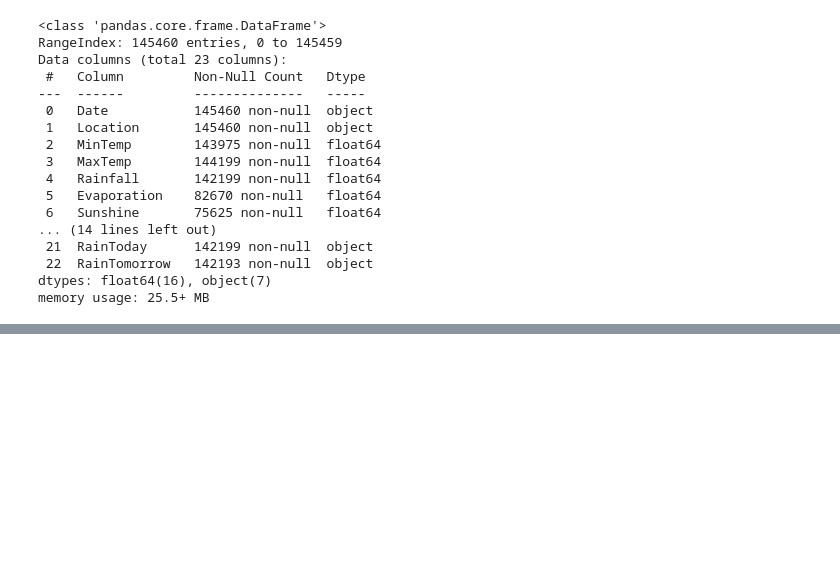
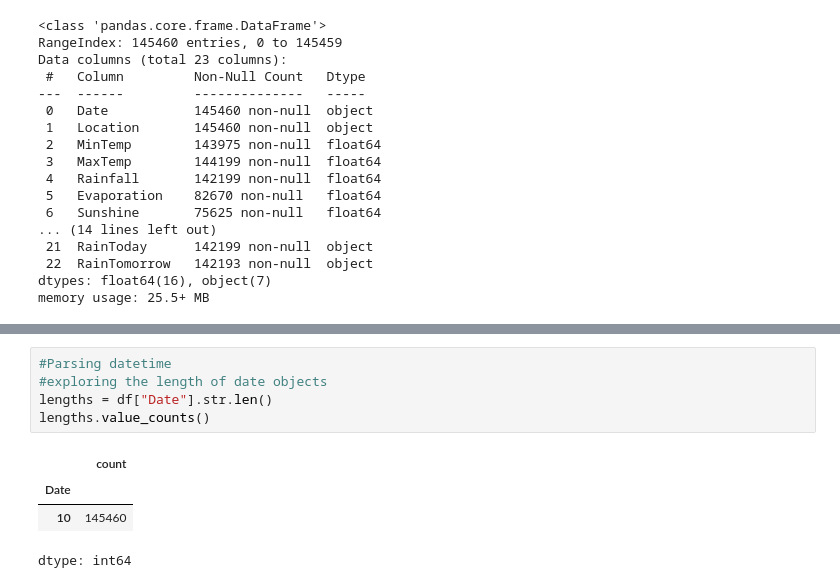
Before and after one commit to AhmedRafid023/deeplearning-with-tensorflow, a Jupyter notebook: forecasting_rain.ipynb, the cells around one changed output, grey strips where cells are left out. Saved outputs shown, nothing was run; the diff lists cells and outputs as text; blank space fills up the shorter version.

```diff
--- a/forecasting_rain.ipynb
+++ b/forecasting_rain.ipynb
@@ -128,0 +103,10 @@ memory usage: 25.5+ MB
+# %%
+#Parsing datetime
+#exploring the length of date objects
+lengths = df["Date"].str.len()
+lengths.value_counts()
+# %% [output]
+|  | count |
+| Date |  |
+| 10 | 145460 |
+dtype: int64
```
Also changed, not shown: parts of 4 cells of this notebook.
